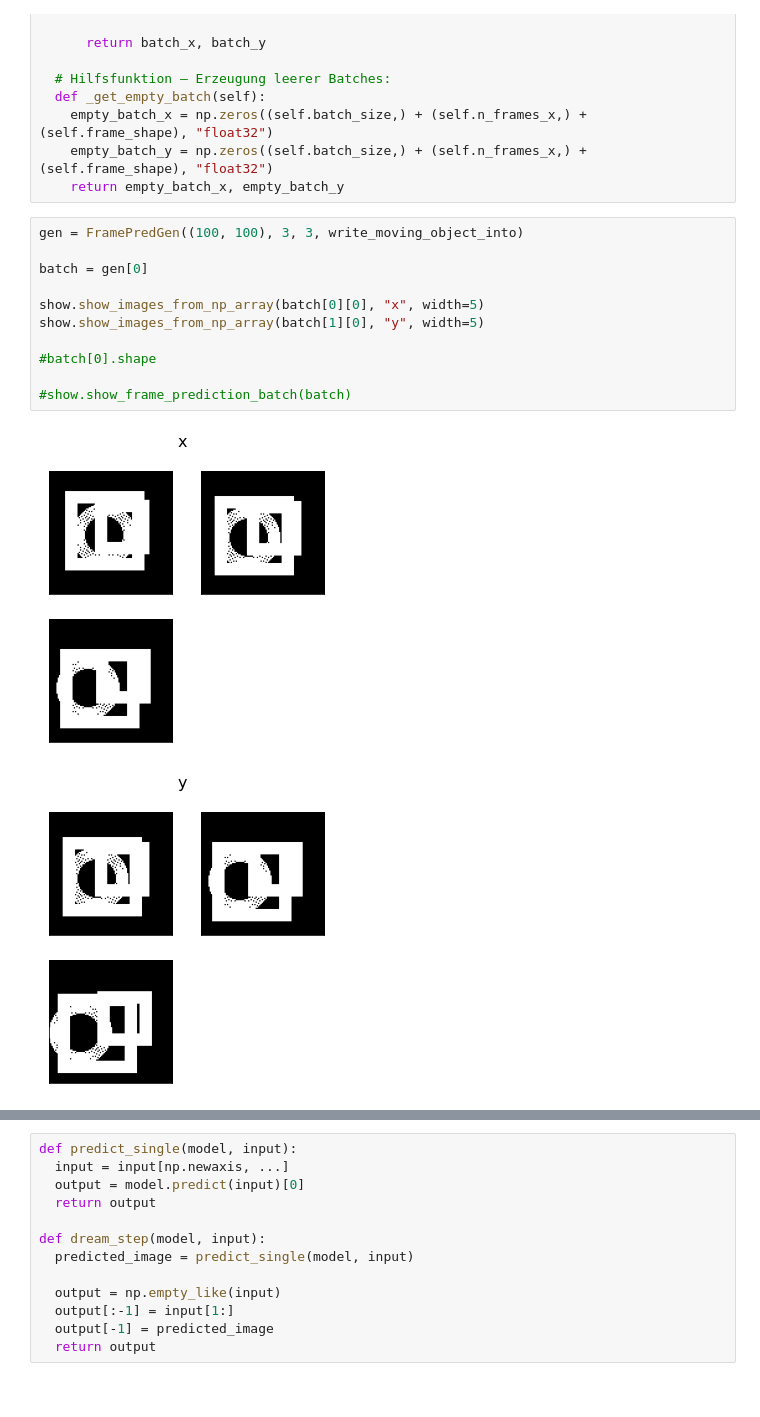
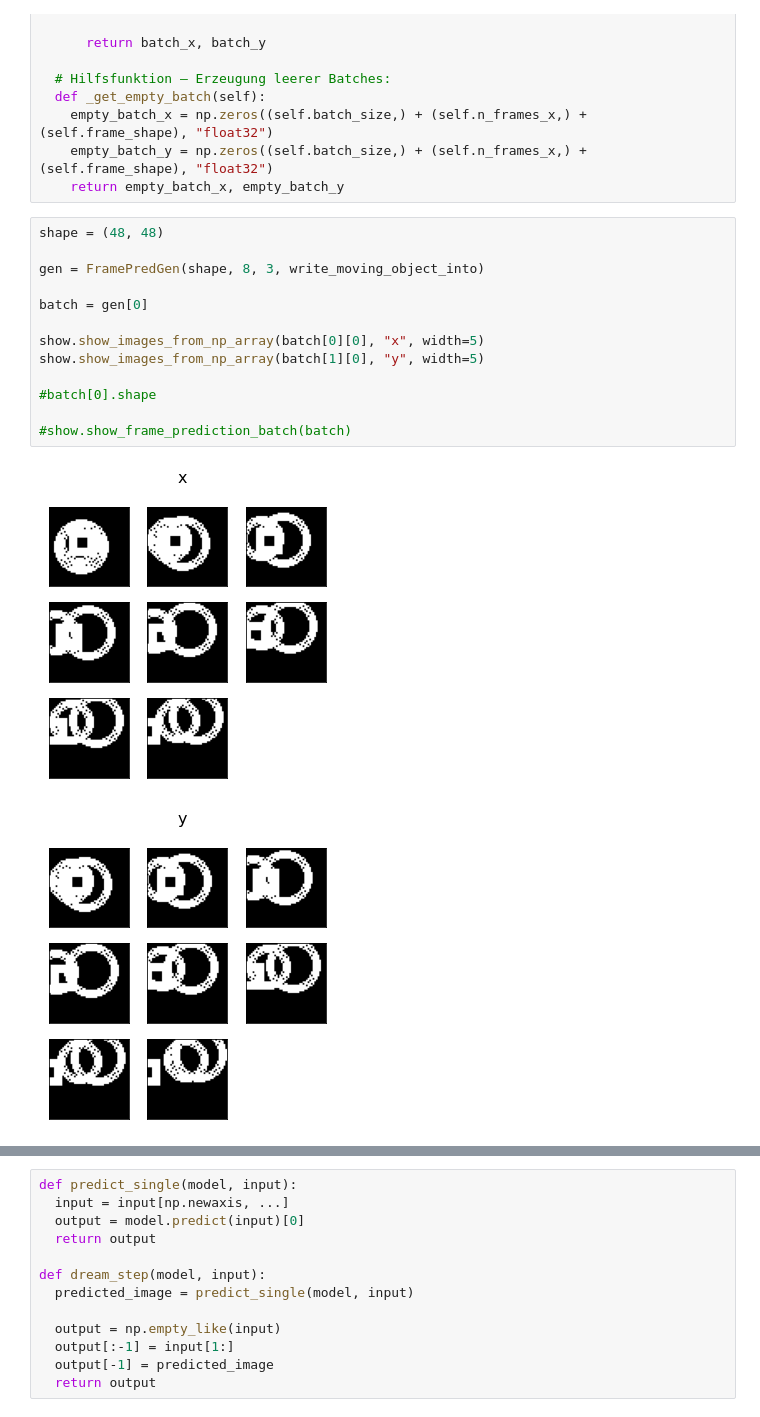
Before and after one commit to MaschinenNah/FramePred2021, a Jupyter notebook: FramePred2021_02_moving_objects.ipynb, the cells around one changed output, grey strips where cells are left out. Drawn from its saved outputs; the diff is of its cells as text.

```diff
--- a/FramePred2021_02_moving_objects.ipynb
+++ b/FramePred2021_02_moving_objects.ipynb
@@ -169,16 +172,18 @@ class FramePredGen(Sequence):
     empty_batch_y = np.zeros((self.batch_size,) + (self.n_frames_x,) + (self.frame_shape), "float32")
     return empty_batch_x, empty_batch_y
 # %%
-gen = FramePredGen((100, 100), 3, 3, write_moving_object_into)
+shape = (48, 48)
+
+gen = FramePredGen(shape, 8, 3, write_moving_object_into)
 
 batch = gen[0]
 
 show.show_images_from_np_array(batch[0][0], "x", width=5)
 show.show_images_from_np_array(batch[1][0], "y", width=5)
 
 #batch[0].shape
 
 #show.show_frame_prediction_batch(batch)
 # %% [output]
-[figure, old version]
+[figure, new version]
-[figure, old version]
+[figure, new version]
```
Also changed, not shown: parts of 7 cells of this notebook.
